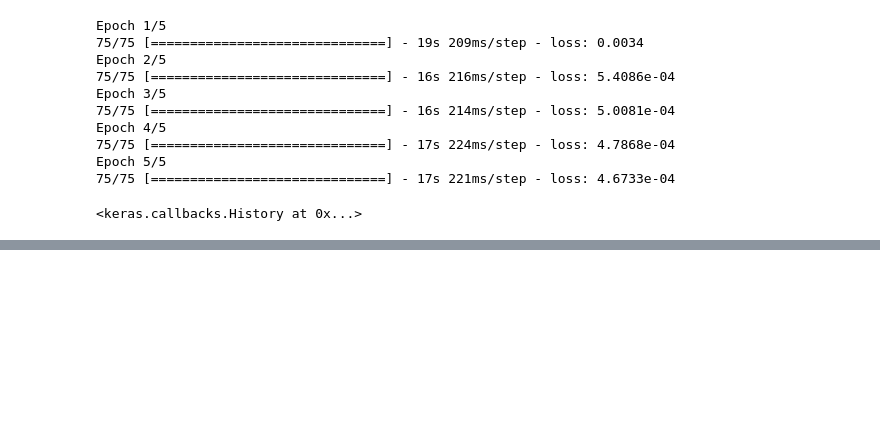
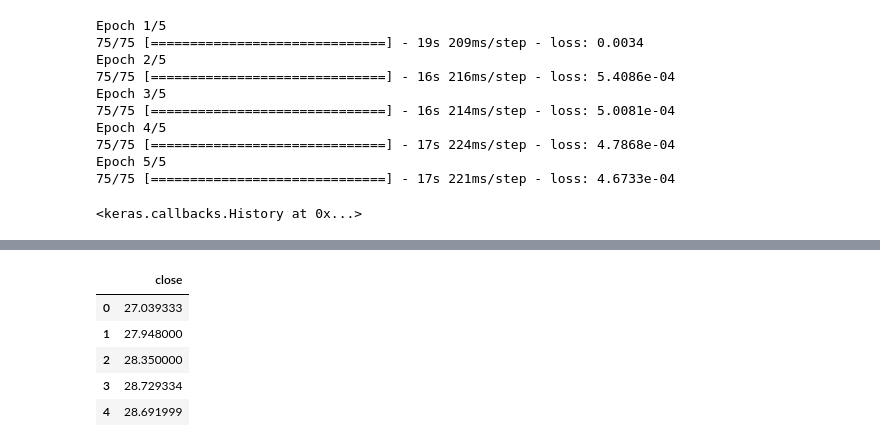
Before and after one commit to UNT-CSCE5214/project-repository-team_horizon, a Jupyter notebook: project_file.ipynb, the cells around one changed output, grey strips where cells are left out. Drawn from its saved outputs; the diff is of its cells as text; code cells hidden in the pictures; blank space fills up the shorter version.

```diff
--- a/project_file.ipynb
+++ b/project_file.ipynb
@@ -221,0 +231,13 @@ m_2.fit(x_train, y_train_dummies, epochs=5, batch_size=32)
+# %%
+past_100_days = data_training.tail(100)
+# %%
+final_df = past_100_days.append(data_testing,ignore_index=True)
+# %%
+final_df.head()
+# %% [output]
+|  | close |
+| 0 | 27.039333 |
+| 1 | 27.948000 |
+| 2 | 28.350000 |
+| 3 | 28.729334 |
+| 4 | 28.691999 |
```
Also changed, not shown: parts of 11 cells of this notebook.
